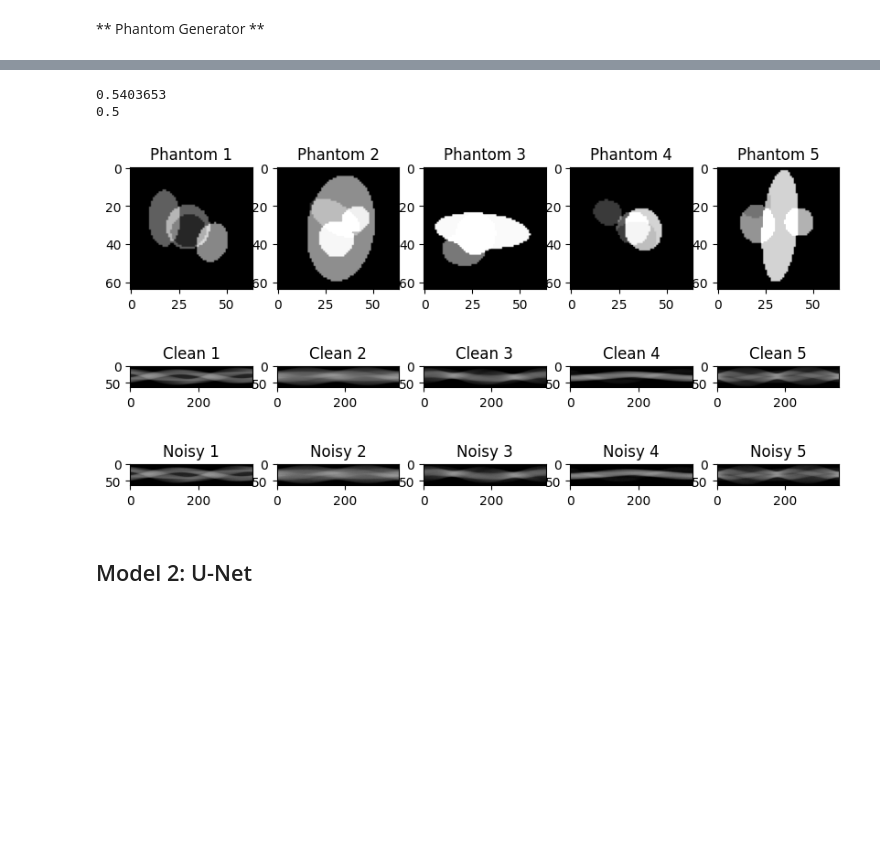
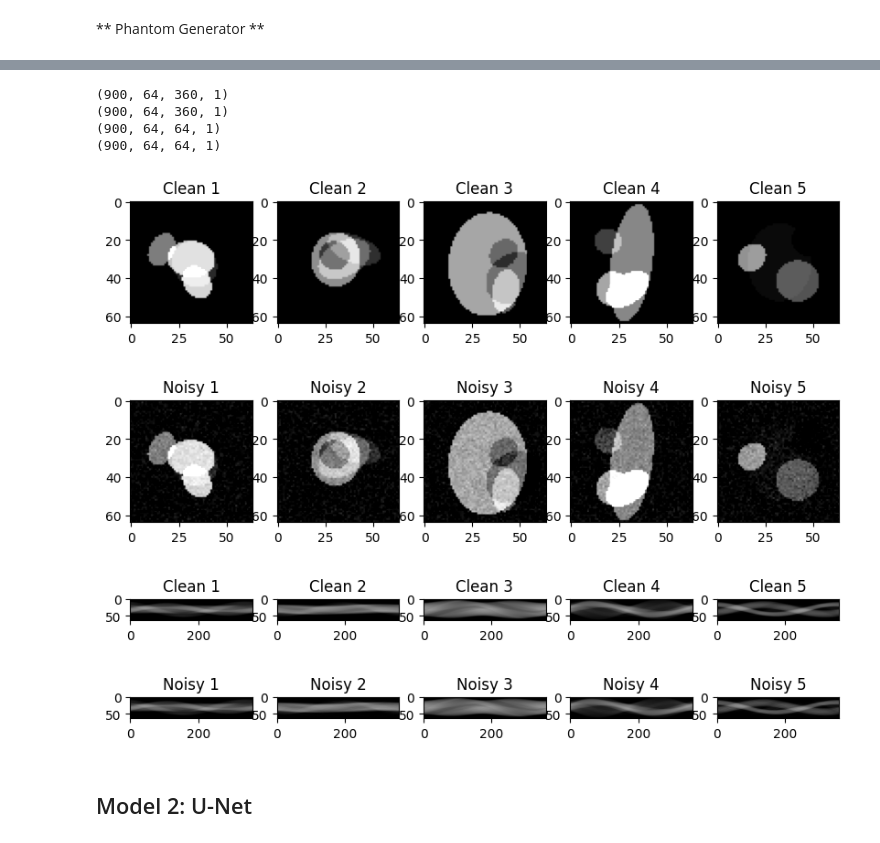
Before and after one commit to angelrodriguez0617/CS-4710-Machine-Learning-II, a Jupyter notebook: A4.ipynb, the cells around one changed output, grey strips where cells are left out. Cells and saved outputs as stored; diff of their text form; code cells hidden in the pictures; blank space fills up the shorter version.

```diff
--- a/A4.ipynb
+++ b/A4.ipynb
@@ -328,31 +343,40 @@ print(np.shape(np_noisy))
 (900, 64, 360, 1)
 # %%
 #np_noisy = np_noisy/np.max(np_noisy)
-print(np.max(np_noisy))
-print(np.max(np_clean))
+print(np_noisy.shape)
+print(np_clean.shape)
+print(np_phan_clean.shape)
+print(np_phan_noisy.shape)
 # %% [output]
-0.5403653
-0.5
+(900, 64, 360, 1)
+(900, 64, 360, 1)
+(900, 64, 64, 1)
+(900, 64, 64, 1)
 # %%
 # Display some phantoms
 
 fig, axs = plt.subplots(1, 5, figsize=(10, 3))
 for idx, ax in enumerate(axs):
-    ax.imshow(np_phan[idx], cmap=plt.cm.Greys_r, vmin=0, vmax=1)
-    ax.set_title(f"Phantom {idx+1}")
+    ax.imshow(np_phan_clean[idx], cmap=plt.cm.Greys_r, vmin=0, vmax=1)
+    ax.set_title(f"Clean {idx+1}")
+fig, axs = plt.subplots(1, 5, figsize=(10, 3))
+for idx, ax in enumerate(axs):
+    ax.imshow(np_phan_noisy[idx], cmap=plt.cm.Greys_r, vmin=0, vmax=1)
+    ax.set_title(f"Noisy {idx+1}")
 fig, axs = plt.subplots(1, 5, figsize=(10, 3))
 for idx, ax in enumerate(axs):
     ax.imshow(np_clean[idx], cmap=plt.cm.Greys_r, vmin=0, vmax=1)
     ax.set_title(f"Clean {idx+1}")
 fig, axs = plt.subplots(1, 5, figsize=(10, 3))
 for idx, ax in enumerate(axs):
     ax.imshow(np_noisy[idx], cmap=plt.cm.Greys_r, vmin=0, vmax=1)
     ax.set_title(f"Noisy {idx+1}")
 plt.show()
 # %% [output]
-[figure, old version]
+[figure, new version]
-[figure, old version]
+[figure, new version]
-[figure, old version]
+[figure, new version]
+[figure, added]
 # %% [markdown]
 ## Model 2: U-Net
 # %%
```
Also changed, not shown: parts of 6 cells of this notebook.
